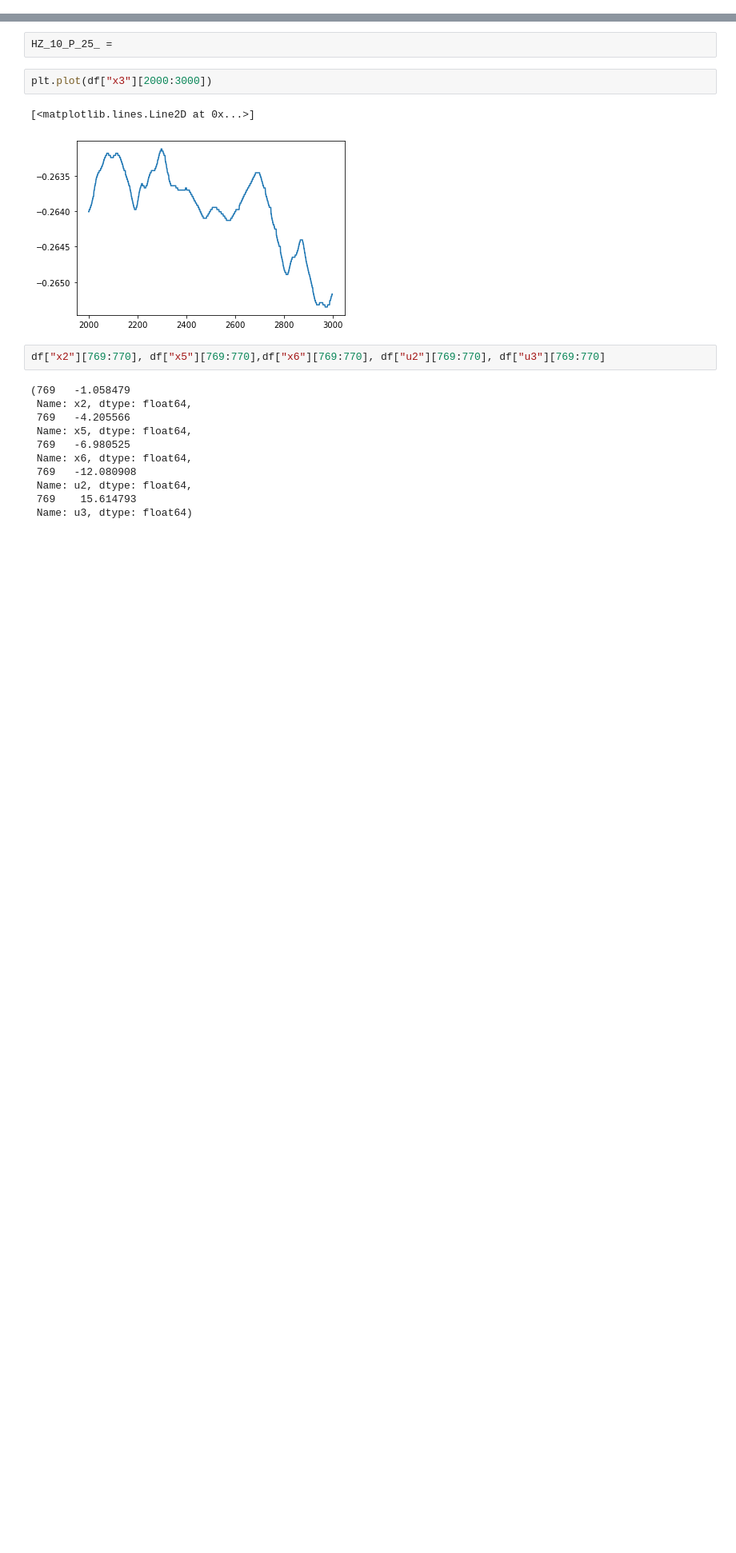
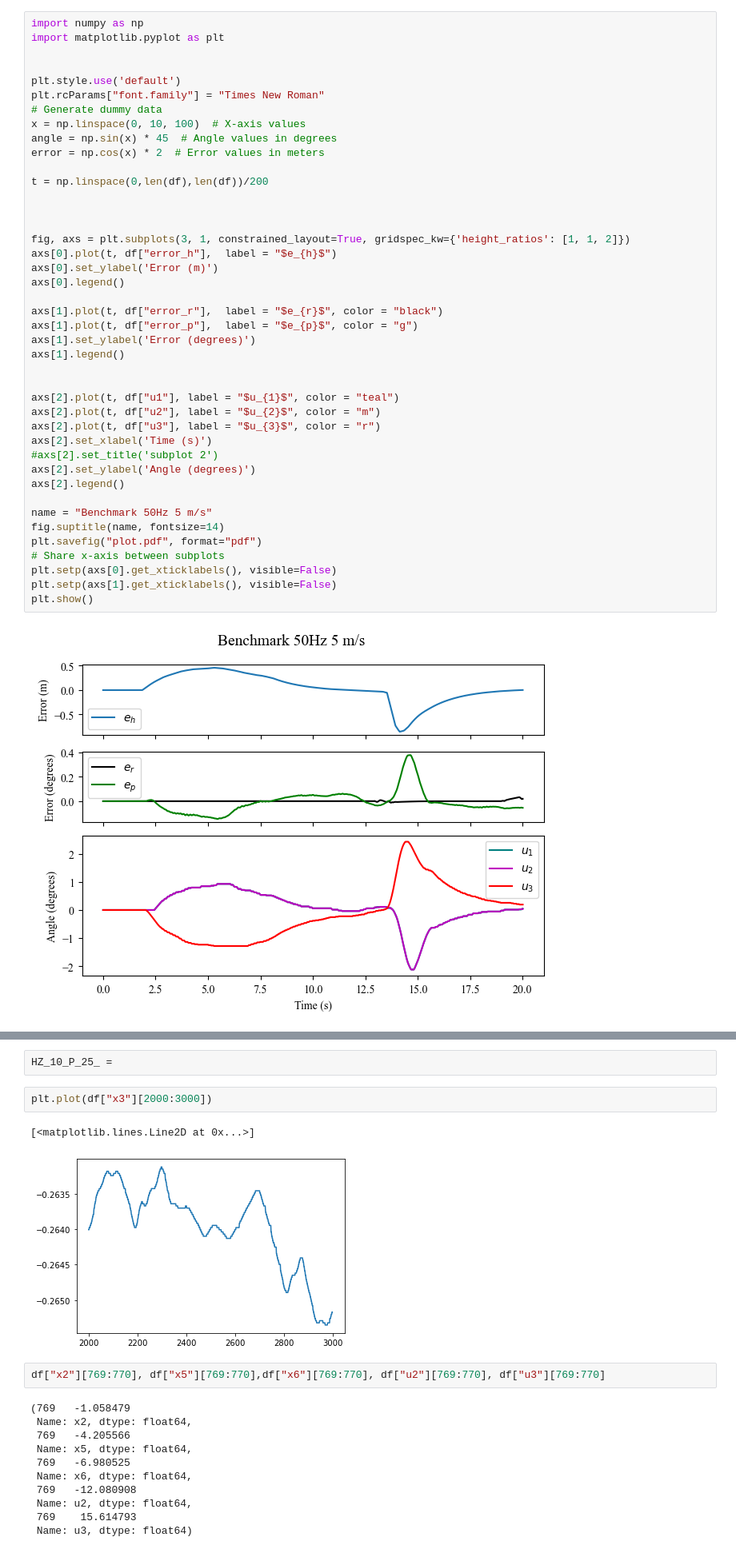
Before and after one commit to frederikt0ft/ROTV-modeling-and-control, a Jupyter notebook: Control/Control_Development.ipynb, the cells around one changed output, grey strips where cells are left out. Shown: that part at 80% size. Saved outputs shown, nothing was run; the diff lists cells and outputs as text; blank space fills up the shorter version.

Commit message:
Plots and so

```diff
--- a/Control/Control_Development.ipynb
+++ b/Control/Control_Development.ipynb
@@ -21,0 +22,44 @@ display(df)
+# %%
+import numpy as np
+import matplotlib.pyplot as plt
+
+
+plt.style.use('default')
+plt.rcParams["font.family"] = "Times New Roman"
+# Generate dummy data
+x = np.linspace(0, 10, 100)  # X-axis values
+angle = np.sin(x) * 45  # Angle values in degrees
+error = np.cos(x) * 2  # Error values in meters
+
+t = np.linspace(0,len(df),len(df))/200
+
+
+
+fig, axs = plt.subplots(3, 1, constrained_layout=True, gridspec_kw={'height_ratios': [1, 1, 2]})
+axs[0].plot(t, df["error_h"],  label = "$e_{h}$")
+axs[0].set_ylabel('Error (m)')
+axs[0].legend()
+
+axs[1].plot(t, df["error_r"],  label = "$e_{r}$", color = "black")
+axs[1].plot(t, df["error_p"],  label = "$e_{p}$", color = "g")
+axs[1].set_ylabel('Error (degrees)')
+axs[1].legend()
+
+
+axs[2].plot(t, df["u1"], label = "$u_{1}$", color = "teal")
+axs[2].plot(t, df["u2"], label = "$u_{2}$", color = "m")
+axs[2].plot(t, df["u3"], label = "$u_{3}$", color = "r")
+axs[2].set_xlabel('Time (s)')
+#axs[2].set_title('subplot 2')
+axs[2].set_ylabel('Angle (degrees)')
+axs[2].legend()
+
+name = "Benchmark 50Hz 5 m/s"
+fig.suptitle(name, fontsize=14)
+plt.savefig("plot.pdf", format="pdf")
+# Share x-axis between subplots
+plt.setp(axs[0].get_xticklabels(), visible=False)
+plt.setp(axs[1].get_xticklabels(), visible=False)
+plt.show()
+# %% [output]
+[figure, added]
```
Also changed, not shown: parts of 2 cells of this notebook, 52 other files.
